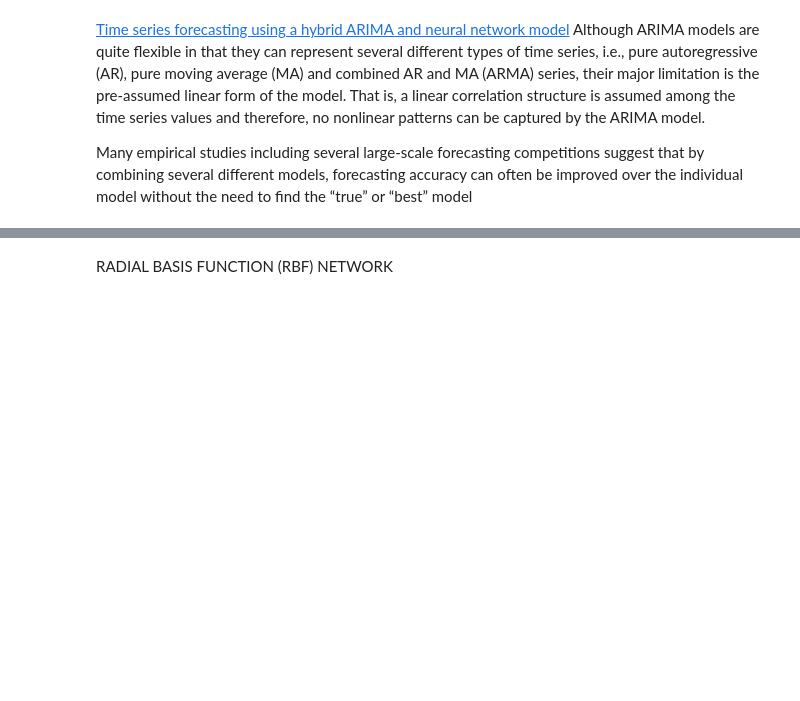
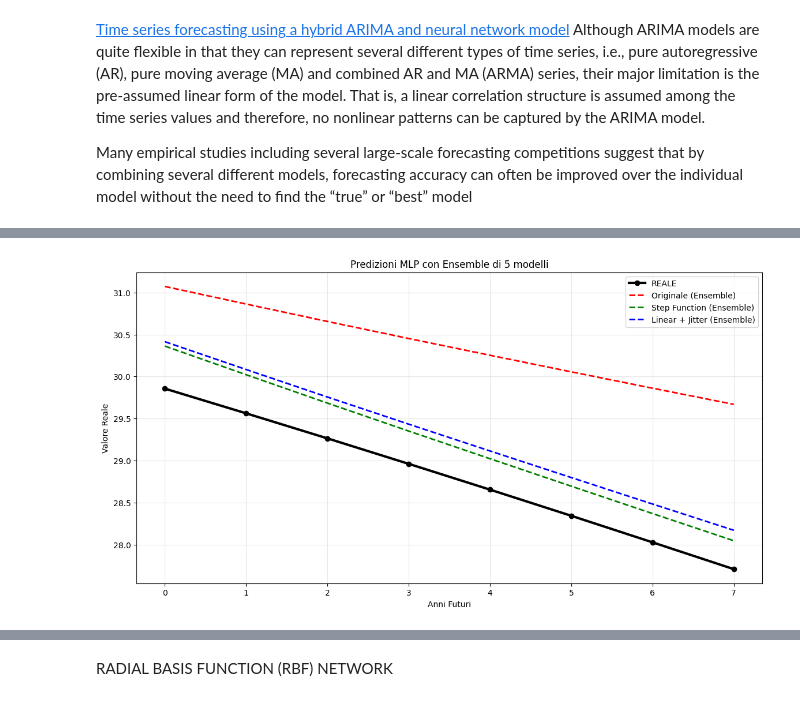
Before and after one commit to ginevraoldani/timeseries-forecasting-on-rural-development, a Jupyter notebook: shallow_nn.ipynb, the cells around one changed output, grey strips where cells are left out. Cells and saved outputs as stored; diff of their text form; code cells hidden in the pictures; blank space fills up the shorter version.

```diff
--- a/shallow_nn.ipynb
+++ b/shallow_nn.ipynb
@@ -274,20 +265,0 @@ Training sul dataset: Augmented (Jitter) ...
-# %%
-# Prepariamo i dati reali del test per il grafico
-y_test_real = scaler.inverse_transform(y_test.reshape(-1, 1))
-
-plt.figure(figsize=(14, 8))
-
-# Plot dei dati reali (Target)
-plt.plot(y_test_real, label='REALE (Test Set)', color='black', linewidth=3, linestyle='--')
-
-# Plot delle predizioni dei 3 modelli
-colors = ['red', 'blue', 'green']
-for (name, preds), color in zip(results.items(), colors):
-    plt.plot(preds, label=f'Predizione: {name}', color=color, alpha=0.8)
-
-plt.title("Confronto MLP: Dati Originali vs Dati Aumentati")
-plt.xlabel("Anni nel futuro (Test Set)")
-plt.ylabel("Popolazione Rurale (%)")
-plt.legend()
-plt.grid(True)
-plt.show()
@@ -295,0 +391,75 @@ plt.show()
+# %%
+N_RUNS = 5  # Quanti modelli addestrare per ogni dataset (es. 5)
+seeds = [42, 123, 456, 789, 1000] # Lista di seed fissi per riproducibilità
+
+results_ensemble = {}
+metrics_ensemble = []
+
+print(f"INIZIO TRAINING ENSEMBLE ({N_RUNS} run per dataset)")
+
+for name, (curr_X, curr_y) in training_sets.items():
+    print(f"\nDataset: {name}")
+
+    # Matrice per salvare tutte le predizioni di questo dataset: shape (N_RUNS, n_test_points)
+    all_predictions = np.zeros((N_RUNS, len(X_test)))
+
+    for i in range(N_RUNS):
+        # 1. Reset Seed specifico per questa run
+        current_seed = seeds[i]
+        reset_seeds(current_seed)
+
+        # 2. Costruisci e Addestra
+        model = build_mlp_model(input_dim)
+        history = model.fit(
+            curr_X, curr_y,
+            epochs=EPOCHS,
+            batch_size=BATCH_SIZE,
+            validation_data=(X_test, y_test),
+            verbose=0,
+            callbacks=[early_stop, reduce_lr],
+            shuffle=True
+        )
+
+        # 3. Predici
+        pred_scaled = model.predict(X_test, verbose=0)
+        pred_real = scaler.inverse_transform(pred_scaled).flatten()
+
+        # Salva la predizione nella matrice
+        all_predictions[i, :] = pred_real
+        print(f"   Run {i+1}/{N_RUNS} (Seed {current_seed}) -> RMSE: {np.sqrt(mean_squared_error(y_test_real, pred_real)):.4f}")
+
+    # 4. CALCOLA LA MEDIA DELL'ENSEMBLE (La predizione robusta)
+    ensemble_pred = np.mean(all_predictions, axis=0)
+
+    # 5. Calcola metriche sulla media
+    rmse_ens = np.sqrt(mean_squared_error(y_test_real, ensemble_pred))
+    mae_ens = mean_absolute_error(y_test_real, ensemble_pred)
+
+    results_ensemble[name] = ensemble_pred
+    metrics_ensemble.append({
+        "Dataset": name,
+        "RMSE Ensemble": rmse_ens,
+        "MAE Ensemble": mae_ens
+    })
+
+    print(f"   >>> ENSEMBLE RMSE: {rmse_ens:.4f} (Molto più stabile!)")
+
+# --- VISUALIZZAZIONE FINALE ---
+df_res_ens = pd.DataFrame(metrics_ensemble).sort_values(by="RMSE Ensemble")
+display(df_res_ens)
+
+plt.figure(figsize=(14, 7))
+steps = range(len(y_test_real))
+plt.plot(steps, y_test_real, 'o-', label='REALE', color='black', linewidth=3)
+
+colors = ['red', 'green', 'blue']
+for i, (name, preds) in enumerate(results_ensemble.items()):
+    plt.plot(steps, preds, '--', label=f'{name} (Ensemble)', color=colors[i], linewidth=2)
+
+plt.title(f"Predizioni MLP con Ensemble di {N_RUNS} modelli")
+plt.xlabel("Anni Futuri")
+plt.ylabel("Valore Reale")
+plt.legend()
+plt.grid(True, alpha=0.3)
+plt.show()
+# %% [output]
@@ -295,0 +487 @@ plt.show()
+[figure, added]
```
Also changed, not shown: parts of 29 cells of this notebook.
